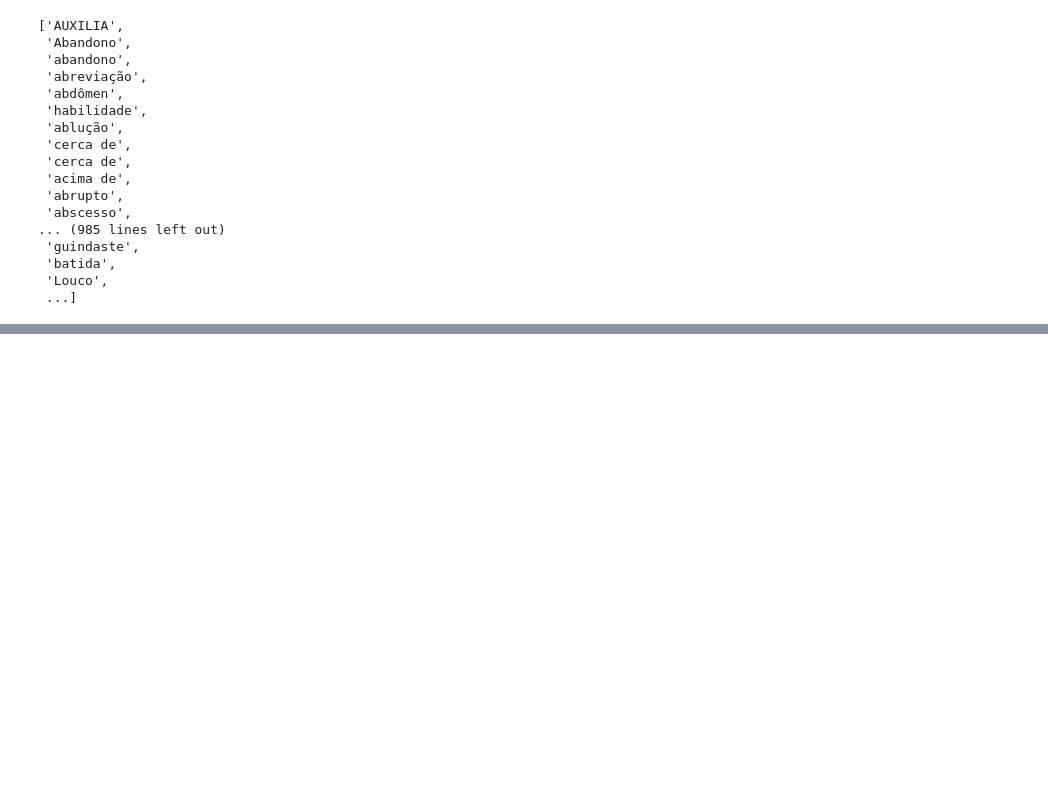
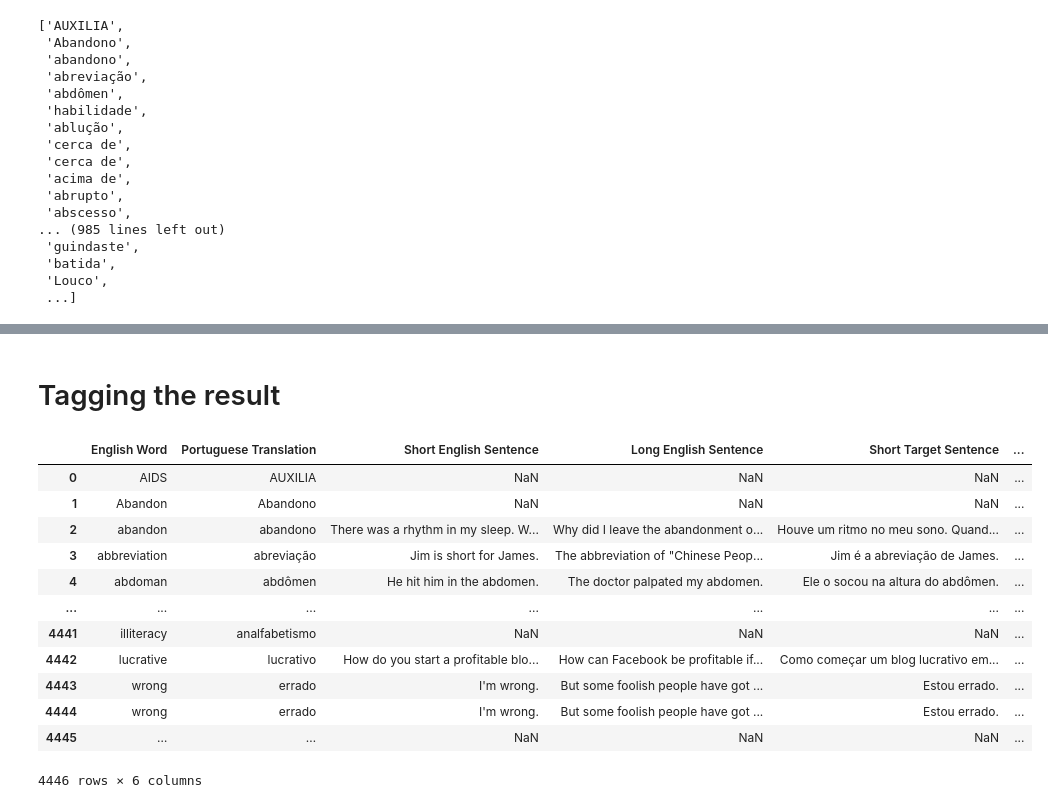
Before and after one commit to hugolpz/WeSpeaxExos, a Jupyter notebook: common/generation/tatoebaExerciseGeneration.ipynb, the cells around one changed output, grey strips where cells are left out. Drawn from its saved outputs; the diff is of its cells as text; code cells hidden in the pictures; blank space fills up the shorter version.

```diff
--- a/common/generation/tatoebaExerciseGeneration.ipynb
+++ b/common/generation/tatoebaExerciseGeneration.ipynb
@@ -262,0 +345,19 @@ to_save.to_csv("../../data/corpus/english_portuguese_translations.tsv", sep="\t"
+# %% [markdown]
+# Tagging the result
+# %%
+en_pt_from_trad = pd.read_csv("../../data/corpus/english_portuguese_corpus-from_translate.tsv", sep="\t")
+en_pt_from_trad
+# %% [output]
+|  | English Word | Portuguese Translation | Short English Sentence | Long English Sentence | Short Target Sentence | ... |
+| 0 | AIDS | AUXILIA | NaN | NaN | NaN | ... |
+| 1 | Abandon | Abandono | NaN | NaN | NaN | ... |
+| 2 | abandon | abandono | There was a rhythm in my sleep. W... | Why did I leave the abandonment o... | Houve um ritmo no meu sono. Quand... | ... |
+| 3 | abbreviation | abreviação | Jim is short for James. | The abbreviation of "Chinese Peop... | Jim é a abreviação de James. | ... |
+| 4 | abdoman | abdômen | He hit him in the abdomen. | The doctor palpated my abdomen. | Ele o socou na altura do abdômen. | ... |
+| ... | ... | ... | ... | ... | ... | ... |
+| 4441 | illiteracy | analfabetismo | NaN | NaN | NaN | ... |
+| 4442 | lucrative | lucrativo | How do you start a profitable blo... | How can Facebook be profitable if... | Como começar um blog lucrativo em... | ... |
+| 4443 | wrong | errado | I'm wrong. | But some foolish people have got ... | Estou errado. | ... |
+| 4444 | wrong | errado | I'm wrong. | But some foolish people have got ... | Estou errado. | ... |
+| 4445 | … | … | NaN | NaN | NaN | ... |
+4446 rows × 6 columns
```
Also changed, not shown: parts of 8 cells of this notebook, 2 other files.
